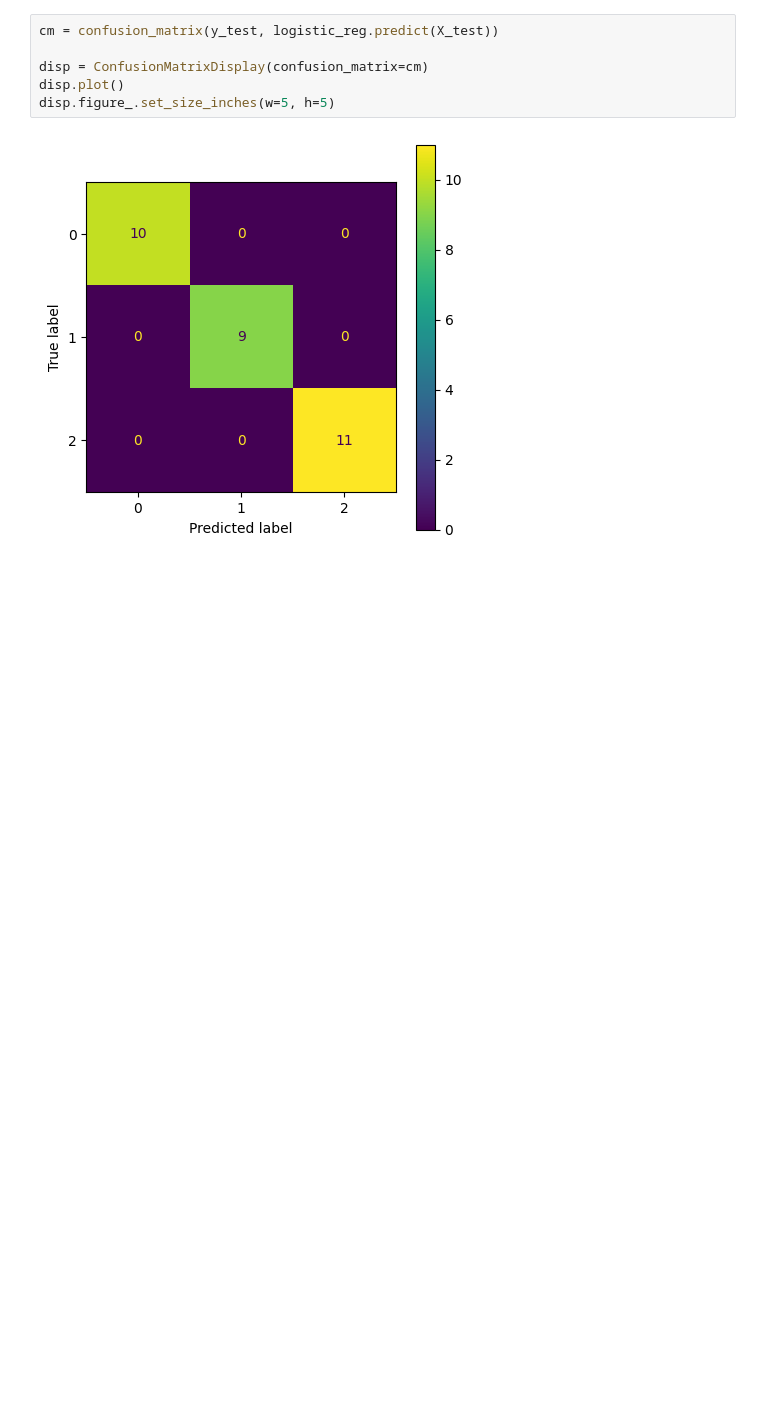
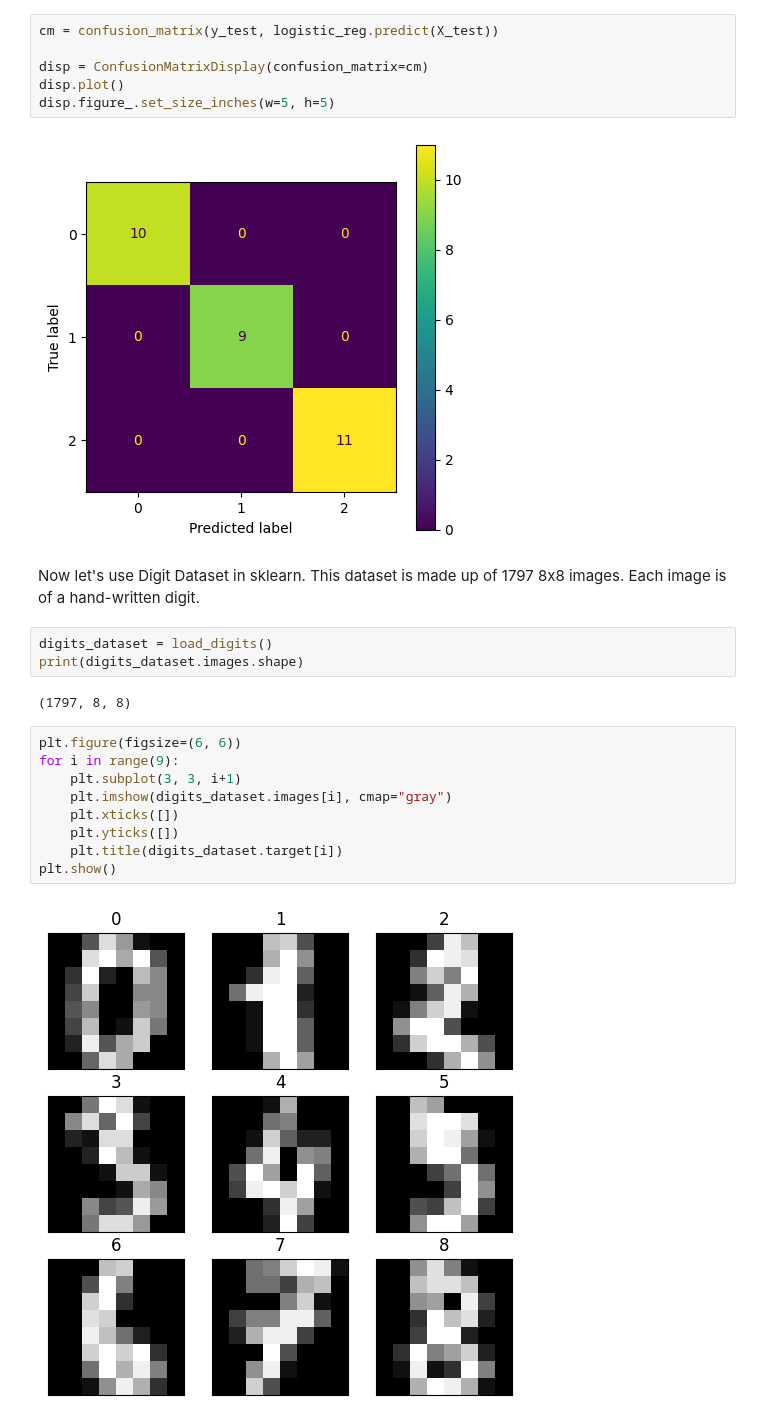
Before and after one commit to Ravindu-Kalhara/Machine-Learning-and-Neural-Computation-Lab, a Jupyter notebook: Logistic-Regression.ipynb, the cells around one changed output. Cells and saved outputs as stored; diff of their text form; blank space fills up the shorter version.

Commit message:
feat: add logistic regression for digit dataset

```diff
--- a/Logistic-Regression.ipynb
+++ b/Logistic-Regression.ipynb
@@ -217,3 +218,21 @@ disp.plot()
 disp.figure_.set_size_inches(w=5, h=5)
 # %% [output]
 [figure]
+# %% [markdown]
+Now let's use Digit Dataset in sklearn. This dataset is made up of 1797 8x8 images. Each image is of a hand-written digit.
+# %%
+digits_dataset = load_digits()
+print(digits_dataset.images.shape)
+# %% [output]
+(1797, 8, 8)
+# %%
+plt.figure(figsize=(6, 6))
+for i in range(9):
+    plt.subplot(3, 3, i+1)
+    plt.imshow(digits_dataset.images[i], cmap="gray")
+    plt.xticks([])
+    plt.yticks([])
+    plt.title(digits_dataset.target[i])
+plt.show()
+# %% [output]
+[figure, added]
```
Also changed, not shown: parts of 7 cells of this notebook.
